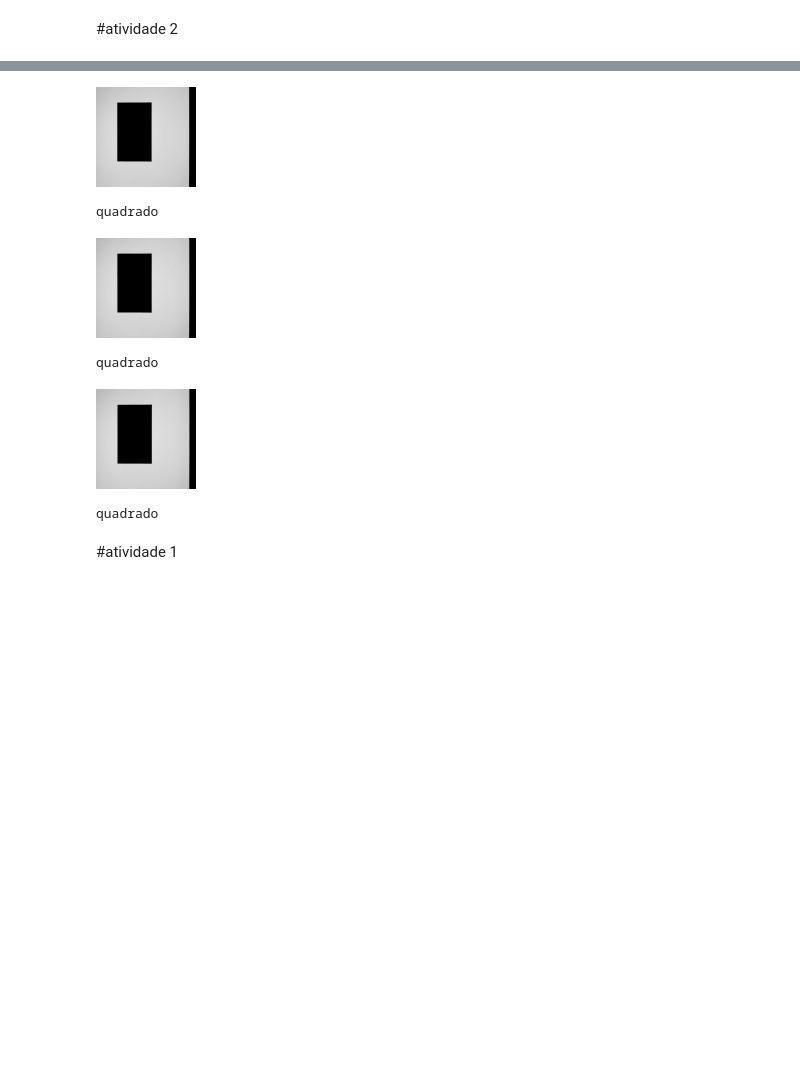
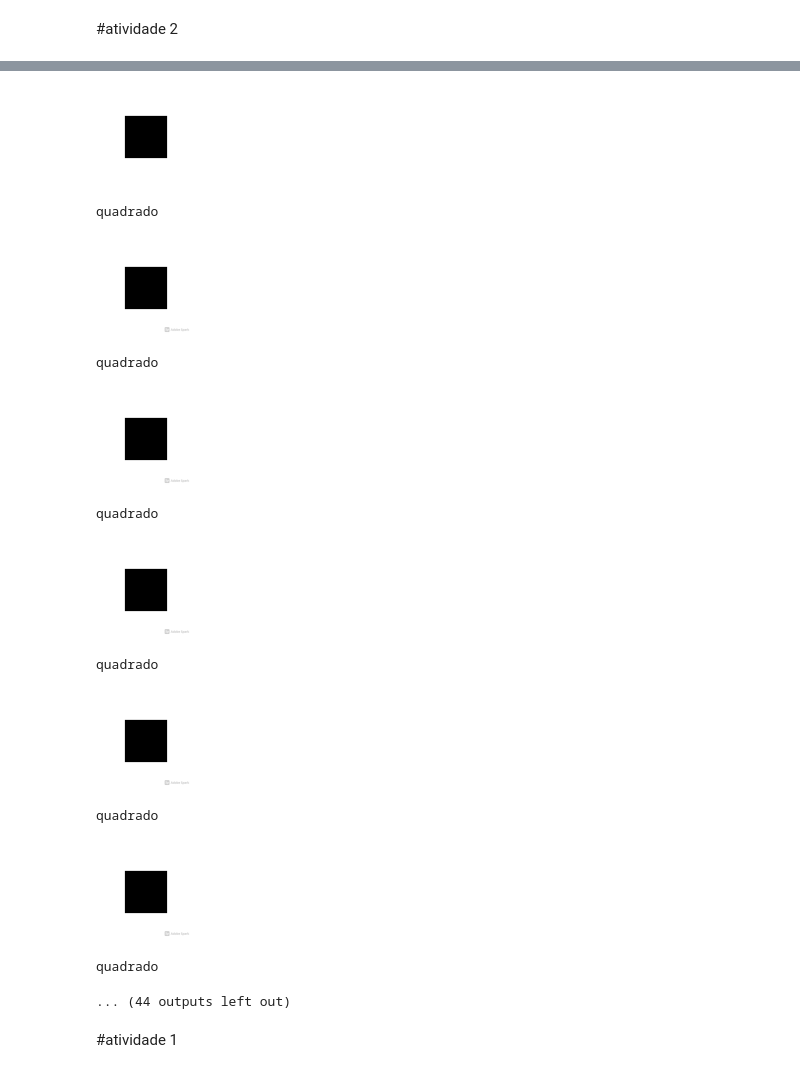
Before and after one commit to IgorB99/aula_robotica, a Jupyter notebook: aula_robotica_2020.ipynb, the cells around one changed output, grey strips where cells are left out. Cells and saved outputs as stored; diff of their text form; code cells hidden in the pictures; blank space fills up the shorter version.

```diff
--- a/aula_robotica_2020.ipynb
+++ b/aula_robotica_2020.ipynb
@@ -81,7 +81,7 @@ def triangle():
 
 #ler as imagens e armazenar no dataset
 
-for quadrado in range(1000):
+for quadrado in range(500):
   img = rectangle()
   altura, largura, pixel = np.shape(img)
   row = []
@@ -127,7 +127,7 @@ from sklearn.model_selection import train_test_split
 from sklearn.preprocessing import StandardScaler
 from sklearn.neural_network import MLPClassifier
 
-dados_entrada_treino, dados_entrada_teste, dados_saida_treino, dados_saida_teste = train_test_split(dados_entrada, dados_saida, test_size=0.5, random_state = 42, shuffle=True)
+dados_entrada_treino, dados_entrada_teste, dados_saida_treino, dados_saida_teste = train_test_split(dados_entrada, dados_saida, test_size=0.3, random_state = 42, shuffle=True)
 
 normaliza = StandardScaler()
 normaliza = normaliza.fit(dados_entrada_treino)
@@ -135,7 +135,7 @@ normaliza = normaliza.fit(dados_entrada_treino)
 dados_entrada_treino = normaliza.transform(dados_entrada_treino)
 dados_entrada_teste = normaliza.transform(dados_entrada_teste)
 
-clf = MLPClassifier(activation = "logistic", solver = "lbfgs", max_iter = 1000)
+clf = MLPClassifier(activation = "logistic", solver = "lbfgs", max_iter = 10000)
 clf = clf.fit(dados_entrada_treino, dados_saida_treino)
 # %%
 #teste da rede
@@ -260,42 +267,49 @@ import numpy as np
 from google.colab.patches import cv2_imshow
 
 def cal(x):
   if x == 0:
     resultado = "quadrado"
   elif x == 1:
     resultado = "círculo"
   elif x == 2:
     resultado = "triângulo"
   return resultado
 
 count = 0
-cap = cv2.VideoCapture('teste.mp4')
+cap = cv2.VideoCapture('Teste_1.mp4')
 while cap.isOpened():
   ret, imagem = cap.read()
   if not ret:
     break
-  if count < 3:
+  if (count % 100) == 0:
     imgray = cv2.cvtColor(imagem, cv2.COLOR_BGR2GRAY)
     _, thresh = cv2.threshold(imgray, 100, 255, cv2.THRESH_TOZERO)
     dim = (100, 100)
     image = cv2.resize(thresh, dim, interpolation = cv2.INTER_AREA)
     altura, largura = np.shape(image)
     dado = []
     for py in range(altura):
       for px in range(largura):
         dado.append(image[py][px])
     calculado = clf.predict([dado])
     resultado = cal(calculado)
     cv2_imshow(image)
     print(resultado)
-    count += 1
+  count += 1
 # %% [output]
-[figure, old version]
+[figure, new version]
 quadrado
-[figure, old version]
+[figure, new version]
 quadrado
-[figure, old version]
+[figure, new version]
 quadrado
+[figure, added]
+quadrado
+[figure, added]
+quadrado
+[figure, added]
+quadrado
+... (44 outputs left out)
 # %% [markdown]
 #atividade 1
 # %%
```
Also changed, not shown: parts of 2 cells of this notebook.
